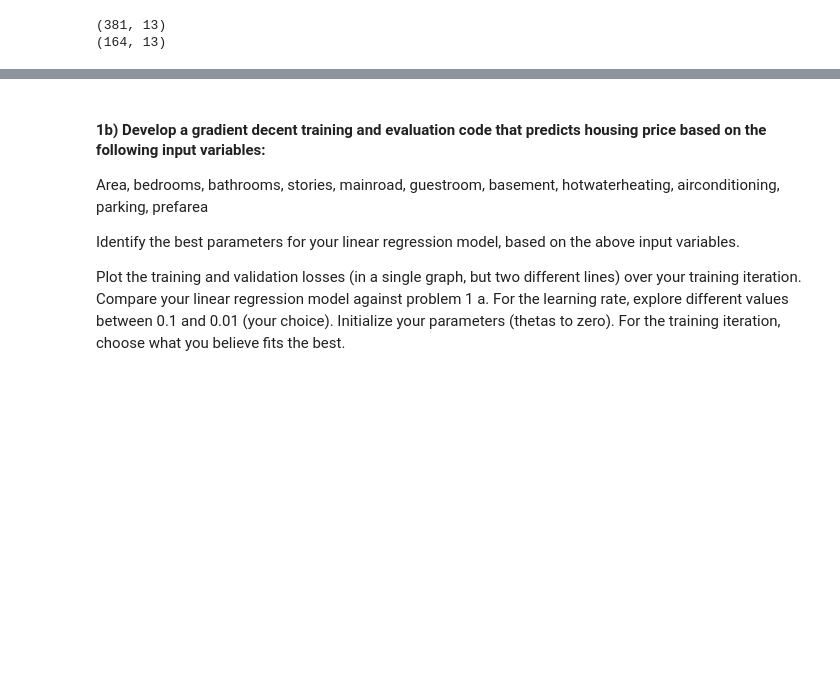
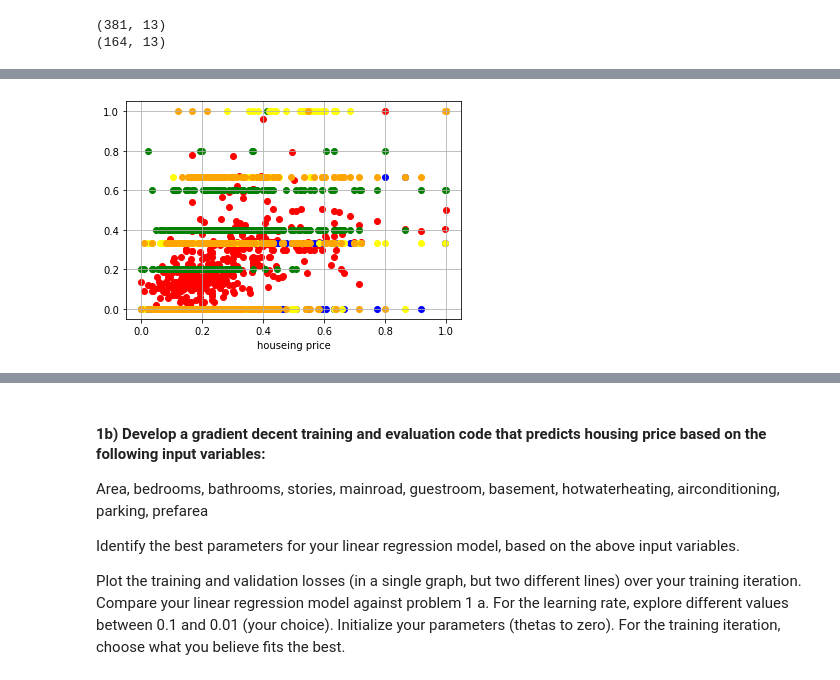
Before and after one commit to ric3b0wl/ECGR4105-IntroML, a Jupyter notebook: hw1/hw1.ipynb, the cells around one changed output, grey strips where cells are left out. Saved outputs shown, nothing was run; the diff lists cells and outputs as text; code cells hidden in the pictures; blank space fills up the shorter version.

```diff
--- a/hw1/hw1.ipynb
+++ b/hw1/hw1.ipynb
@@ -6,7 +6,7 @@ import numpy as np
 import pandas as pd
 import matplotlib.pyplot as plt
 import seaborn as sns
-plt.rcParams['figure.figsize'] = (12.0, 9.0)
+# plt.rcParams['figure.figsize'] = (12.0, 9.0)
 
 housing = pd.DataFrame(pd.read_csv("Housing.csv"))
 housing
@@ -137,0 +163,10 @@ Plot the training and validation losses (in a single graph, but two different li
+# %%
+import warnings
+warnings.filterwarnings('ignore')
+
+from sklearn.preprocessing import MinMaxScaler, StandardScaler
+# define standard scaler
+# scaler = StandardScaler()
+scaler = MinMaxScaler()
+df_Newtrain[num_vars] = scaler.fit_transform(df_Newtrain[num_vars])
+df_Newtrain.head(20)
@@ -137,0 +191,20 @@ Plot the training and validation losses (in a single graph, but two different li
+# %%
+area_T = df_Newtrain.values[:, 0]
+bedrooms_T = df_Newtrain.values[:, 1]
+bathrooms_T = df_Newtrain.values[:, 2]
+stories_T = df_Newtrain.values[:, 3]
+parking_T = df_Newtrain.values[:, 4]
+
+price_T = df_Newtrain.values[:, 5] # price is y, the output of predication
+m_T = len(price_T)
+
+plt.scatter(price_T, area_T, label='area', color='red')
+plt.scatter(price_T, bedrooms_T, label='bedrooms', color='green')
+plt.scatter(price_T, bathrooms_T, label='bathrooms', color='blue')
+plt.scatter(price_T, stories_T, label='stories', color='yellow')
+plt.scatter(price_T, parking_T, label='parking', color='orange')
+plt.grid()
+plt.xlabel('houseing price')
+plt.show()
+# %% [output]
+[figure, added]
```
Also changed, not shown: parts of 12 cells of this notebook.
